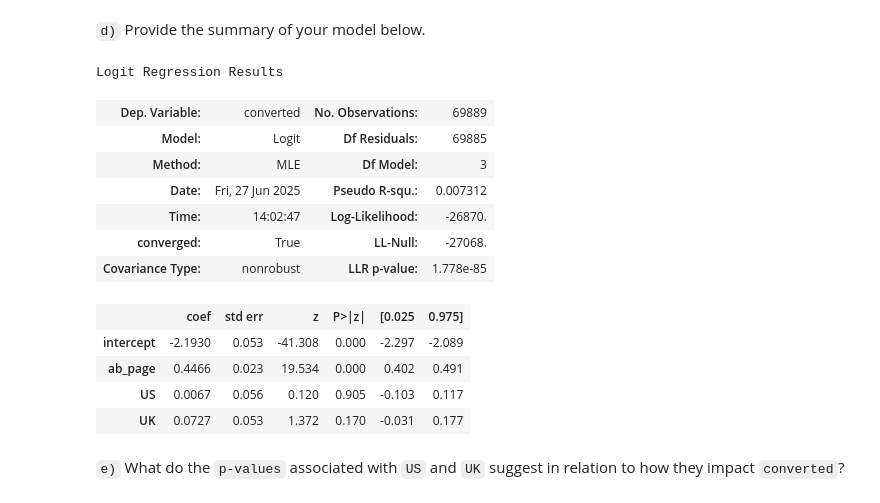
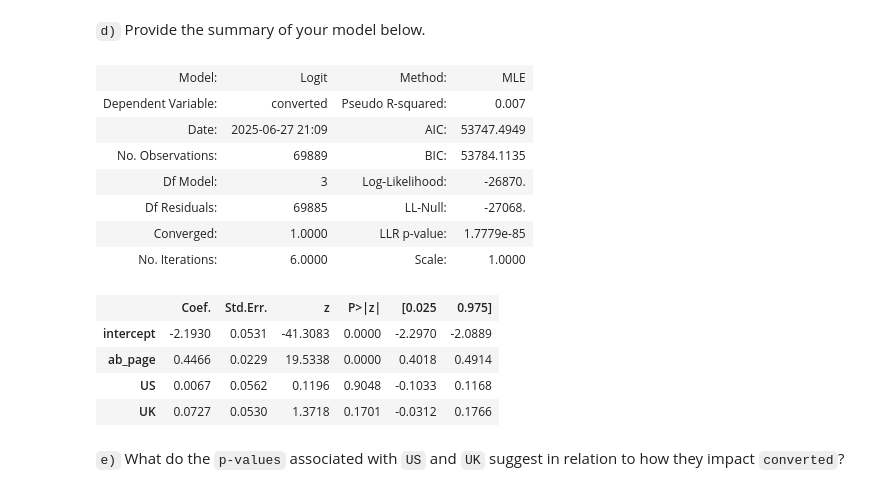
Before and after one commit to birbarino/Python-Projects, a Jupyter notebook: intro-to-ds/ab-testing/analyze_ab_test_results_notebook.ipynb, the cells around one changed output. Cells and saved outputs as stored; diff of their text form; code cells hidden in the pictures.

```diff
--- a/intro-to-ds/ab-testing/analyze_ab_test_results_notebook_new.ipynb
+++ b/intro-to-ds/ab-testing/analyze_ab_test_results_notebook.ipynb
@@ -494,21 +526,21 @@ Optimization terminated successfully.
 # %% [markdown]
 `d)` Provide the summary of your model below.
 # %%
-logit_res.summary()
+logit_res.summary2()
 # %% [output]
-Logit Regression Results
-| Dep. Variable: | converted | No. Observations: | 69889 |
-| Model: | Logit | Df Residuals: | 69885 |
-| Method: | MLE | Df Model: | 3 |
-| Date: | Fri, 27 Jun 2025 | Pseudo R-squ.: | 0.007312 |
-| Time: | 14:02:47 | Log-Likelihood: | -26870. |
-| converged: | True | LL-Null: | -27068. |
-| Covariance Type: | nonrobust | LLR p-value: | 1.778e-85 |
+| Model: | Logit | Method: | MLE |
+| Dependent Variable: | converted | Pseudo R-squared: | 0.007 |
+| Date: | 2025-06-27 21:09 | AIC: | 53747.4949 |
+| No. Observations: | 69889 | BIC: | 53784.1135 |
+| Df Model: | 3 | Log-Likelihood: | -26870. |
+| Df Residuals: | 69885 | LL-Null: | -27068. |
+| Converged: | 1.0000 | LLR p-value: | 1.7779e-85 |
+| No. Iterations: | 6.0000 | Scale: | 1.0000 |
-|  | coef | std err | z | P>|z| | [0.025 | 0.975] |
-| intercept | -2.1930 | 0.053 | -41.308 | 0.000 | -2.297 | -2.089 |
-| ab_page | 0.4466 | 0.023 | 19.534 | 0.000 | 0.402 | 0.491 |
-| US | 0.0067 | 0.056 | 0.120 | 0.905 | -0.103 | 0.117 |
-| UK | 0.0727 | 0.053 | 1.372 | 0.170 | -0.031 | 0.177 |
+|  | Coef. | Std.Err. | z | P>|z| | [0.025 | 0.975] |
+| intercept | -2.1930 | 0.0531 | -41.3083 | 0.0000 | -2.2970 | -2.0889 |
+| ab_page | 0.4466 | 0.0229 | 19.5338 | 0.0000 | 0.4018 | 0.4914 |
+| US | 0.0067 | 0.0562 | 0.1196 | 0.9048 | -0.1033 | 0.1168 |
+| UK | 0.0727 | 0.0530 | 1.3718 | 0.1701 | -0.0312 | 0.1766 |
 # %% [markdown]
 `e)` What do the `p-values` associated with `US` and `UK` suggest in relation to how they impact `converted`?
 # %% [markdown]
```
Also changed, not shown: parts of 11 cells of this notebook, 2 other files.
